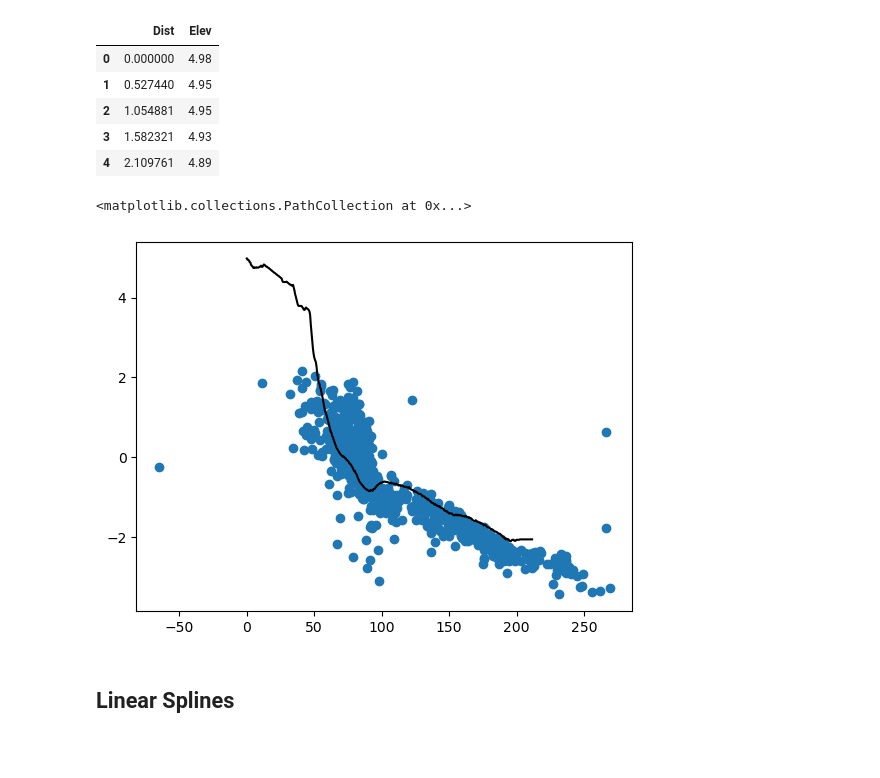
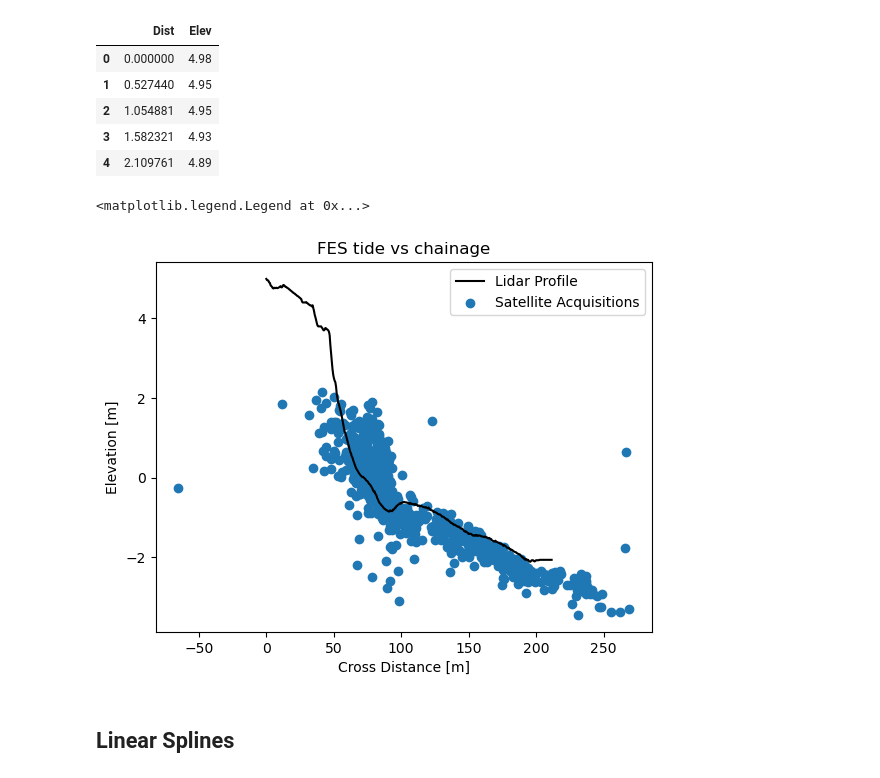
Before and after one commit to AriveIT/CoastSatCLI, a Jupyter notebook: experiments/slope.ipynb, the cells around one changed output. Drawn from its saved outputs; the diff is of its cells as text; code cells hidden in the pictures; blank space fills up the shorter version.

```diff
--- a/experiments/slope.ipynb
+++ b/experiments/slope.ipynb
@@ -598,12 +598,13 @@ profile_csv.head()
 | 4 | 2.109761 | 4.89 |
 # %%
 fig, ax = plt.subplots()
-ax.plot(profile_csv["Dist"], profile_csv["Elev"], c="black")
-ax.scatter(chainage[nan_mask], tides_sat[nan_mask])
-# ax.set(title="FES tide vs chainage")
+ax.plot(profile_csv["Dist"], profile_csv["Elev"], c="black", label="Lidar Profile")
+ax.scatter(chainage[nan_mask], tides_sat[nan_mask], label="Satellite Acquisitions")
+ax.set(title="FES tide vs chainage", xlabel="Cross Distance [m]", ylabel="Elevation [m]")
+ax.legend()
 # %% [output]
-<matplotlib.collections.PathCollection at 0x...>
+<matplotlib.legend.Legend at 0x...>
-[figure, old version]
+[figure, new version]
 # %% [markdown]
 ## Linear Splines
 # %%
```
Also changed, not shown: parts of 1 cell of this notebook, 3 other files.
